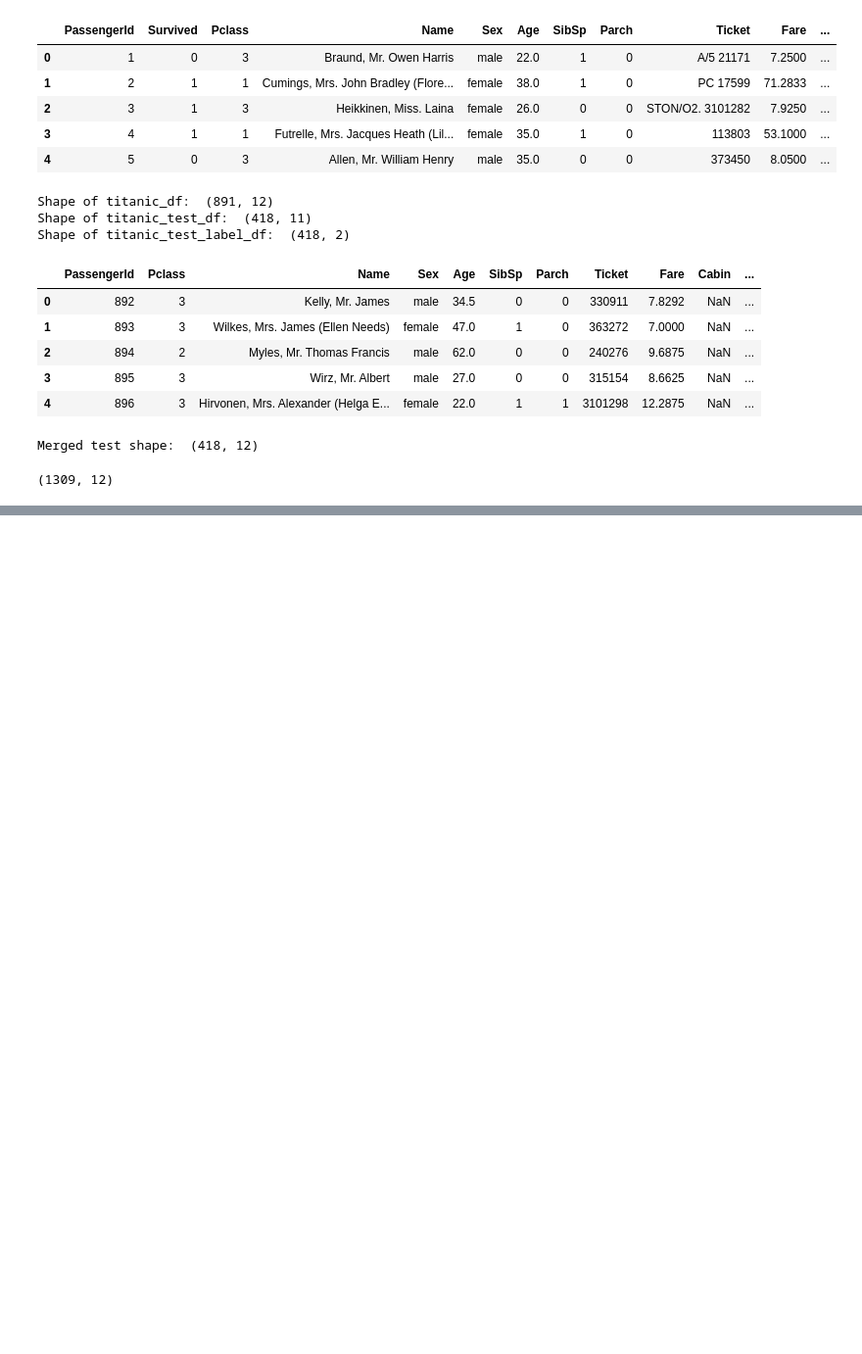
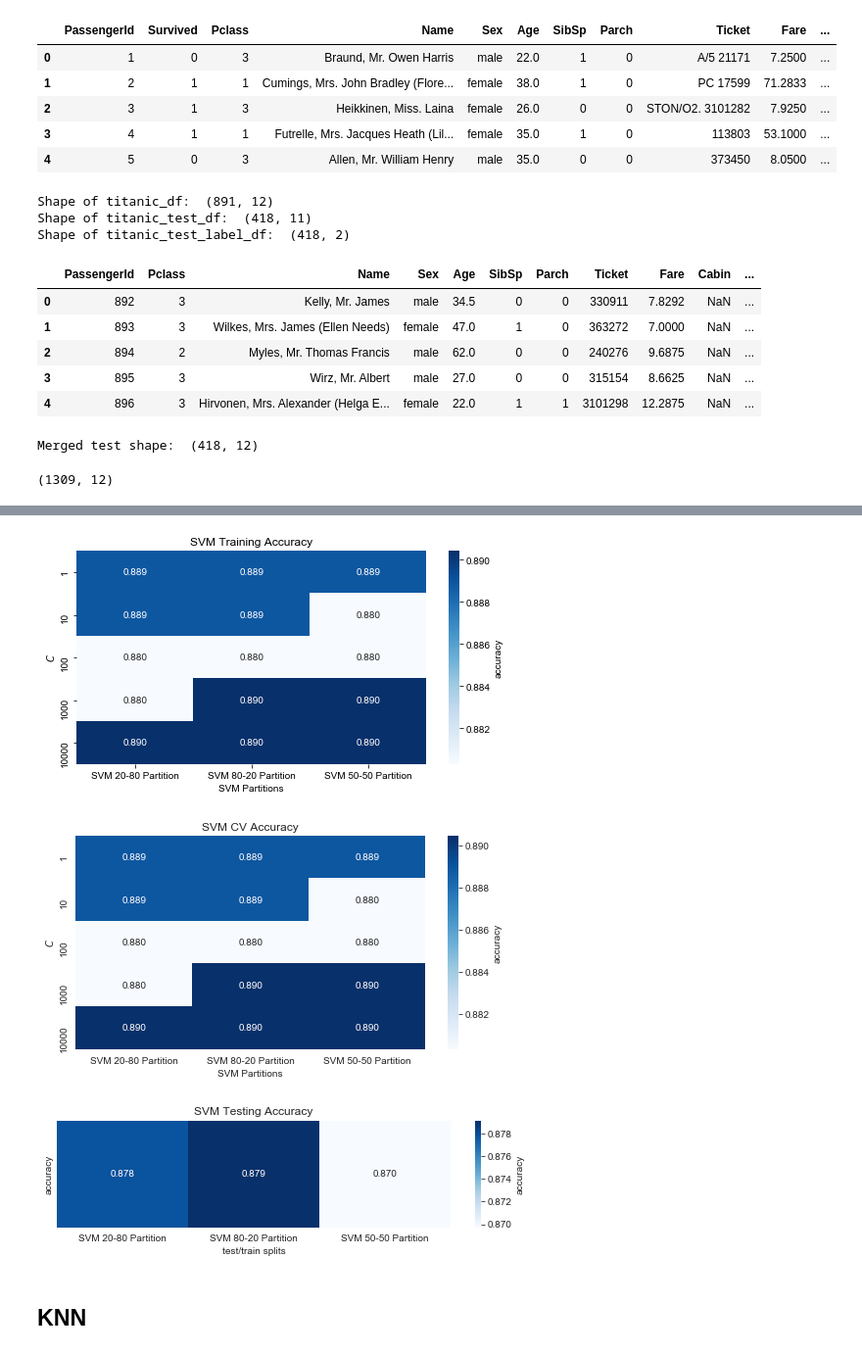
Before and after one commit to Georgepu1/Final_Proj_Supervised_ML, a Jupyter notebook: 4_Titanic_Survival.ipynb, the cells around one changed output, grey strips where cells are left out. Shown: that part at 98% size. Cells and saved outputs as stored; diff of their text form; code cells hidden in the pictures; blank space fills up the shorter version.

```diff
--- a/4_Titanic_Survival.ipynb
+++ b/4_Titanic_Survival.ipynb
@@ -51,0 +149,5 @@ titanic_df.shape
+# %%
+# Normalize the values for age, fare and ticket since they are so big
+scaler_vals = StandardScaler().fit(titanic_df_mod[['Age', 'Fare', 'Ticket']])
+
+titanic_df_mod[['Age', 'Fare', 'Ticket']] = scaler_vals.transform(titanic_df_mod[['Age', 'Fare', 'Ticket']])
@@ -51,0 +244,5 @@ titanic_df.shape
+# %%
+# Helper method to calculate accuracy
+def calc_acc(X, Y, classifier):
+    Y_pred = classifier.predict(X)
+    return accuracy_score(Y, Y_pred)
@@ -51,0 +326,41 @@ titanic_df.shape
+# %%
+def heatmap_SVM(acc_arr, title, c_list, split):
+    if not c_list:
+        plt.figure(figsize = (9,2))
+        ax = sns.heatmap(acc_arr, annot=True, fmt='.3f',
+                         xticklabels=split, yticklabels='', cmap = "Blues")
+        ax.collections[0].colorbar.set_label("accuracy")
+        ax.set(xlabel = 'test/train splits', ylabel='accuracy')
+        plt.title(title)
+        sns.set_style("whitegrid", {'axes.grid' : False})
+        plt.show()
+        return
+    plt.figure(figsize = (8,4))
+    ax = sns.heatmap(acc_arr, annot=True, fmt='.3f',
+                     xticklabels=split, yticklabels=c_list, cmap = "Blues")
+    ax.collections[0].colorbar.set_label("accuracy")
+    ax.set(xlabel = 'SVM Partitions', ylabel='$C$')
+    plt.title(title)
+    sns.set_style("whitegrid", {'axes.grid' : False})
+    plt.show()
+# %%
+c_list = [1, 10, 100, 1000, 10000]
+partition_names = ["SVM 20-80 Partition", "SVM 80-20 Partition", "SVM 50-50 Partition"]
+
+svc_overall_train_acc = np.array([svc_avg_train_20_80, svc_avg_train_80_20, svc_avg_train_50_50])
+svc_overall_train_acc = svc_overall_train_acc.reshape(5, 3)
+
+svc_overall_cv_acc = np.array([svc_avg_cv_20_80, svc_avg_cv_80_20, svc_avg_cv_50_50])
+svc_overall_cv_acc = svc_overall_cv_acc.reshape(5, 3)
+
+svc_overall_test_acc = np.array([svc_avg_test_20_80, svc_avg_test_80_20, svc_avg_test_50_50]).reshape(1,3)
+
+heatmap_SVM(svc_overall_train_acc, "SVM Training Accuracy", c_list, partition_names)
+heatmap_SVM(svc_overall_cv_acc, "SVM CV Accuracy", c_list, partition_names)
+heatmap_SVM(svc_overall_test_acc, "SVM Testing Accuracy", None, partition_names)
+# %% [output]
+[figure, added]
+[figure, added]
+[figure, added]
+# %% [markdown]
+## KNN
```
Also changed, not shown: parts of 42 cells of this notebook, 5 other files.
